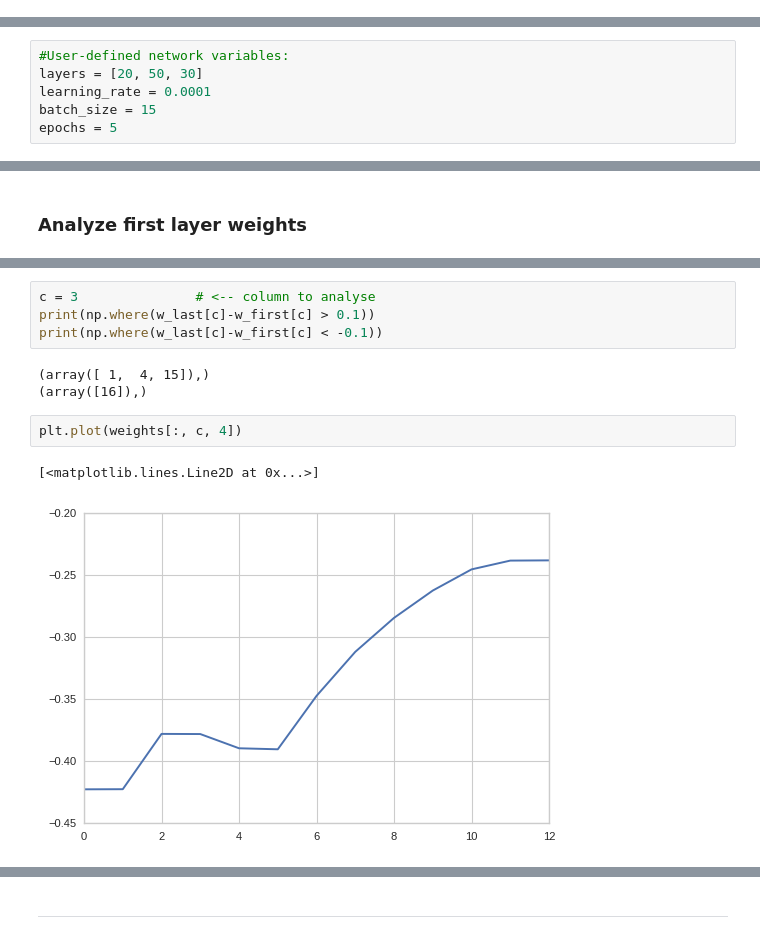
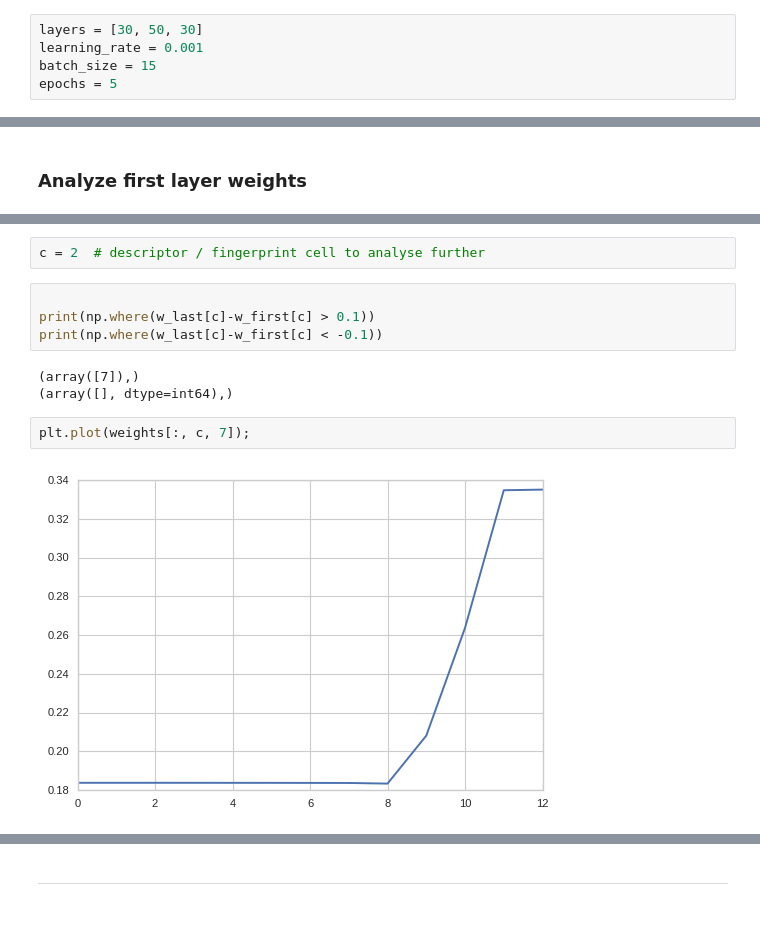
Before and after one commit to Xidron/qSAR-net, a Jupyter notebook: network.ipynb, the cells around one changed output, grey strips where cells are left out. Cells and saved outputs as stored; diff of their text form.

```diff
--- a/network.ipynb
+++ b/network.ipynb
@@ -275 +273,6 @@ Wall time: 43.3 s
+# %%
+layers = [30, 50, 30]
+learning_rate = 0.001
+batch_size = 15
+epochs = 5
 # %% [markdown]
@@ -277,6 +279,0 @@ Wall time: 43.3 s
-# %%
-#User-defined network variables:
-layers = [20, 50, 30]
-learning_rate = 0.0001
-batch_size = 15
-epochs = 5
@@ -375,13 +399,14 @@ for i in range(len(w_last)):
+# %%
+c = 2  # descriptor / fingerprint cell to analyse further
 # %%
-c = 3               # <-- column to analyse
+
 print(np.where(w_last[c]-w_first[c] > 0.1))
 print(np.where(w_last[c]-w_first[c] < -0.1))
 # %% [output]
-(array([ 1,  4, 15]),)
-(array([16]),)
+(array([7]),)
+(array([], dtype=int64),)
 # %%
-plt.plot(weights[:, c, 4])
+plt.plot(weights[:, c, 7]);
 # %% [output]
-[<matplotlib.lines.Line2D at 0x...>]
-[figure, old version]
+[figure, new version]
 # %%
```
Also changed, not shown: parts of 24 cells of this notebook.
